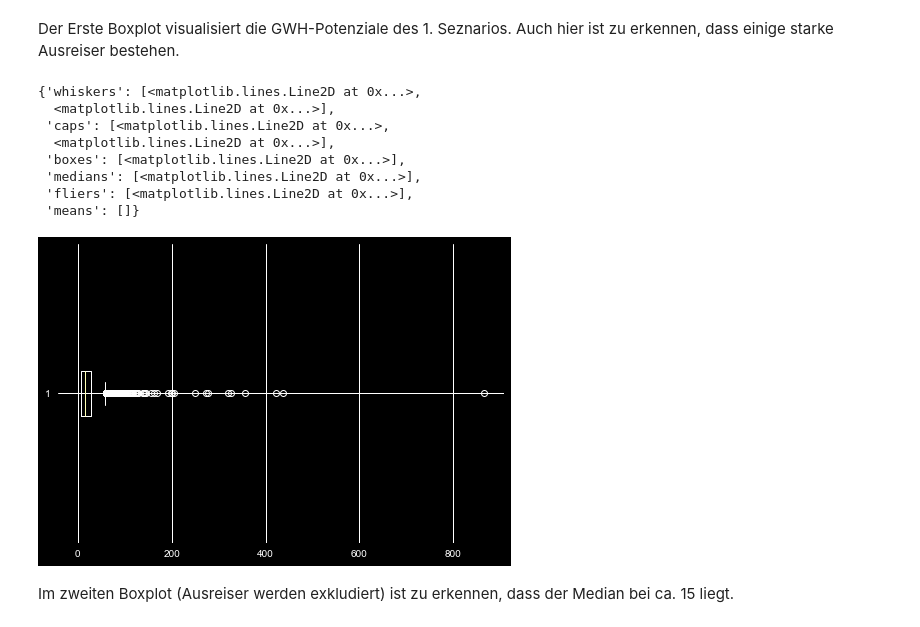
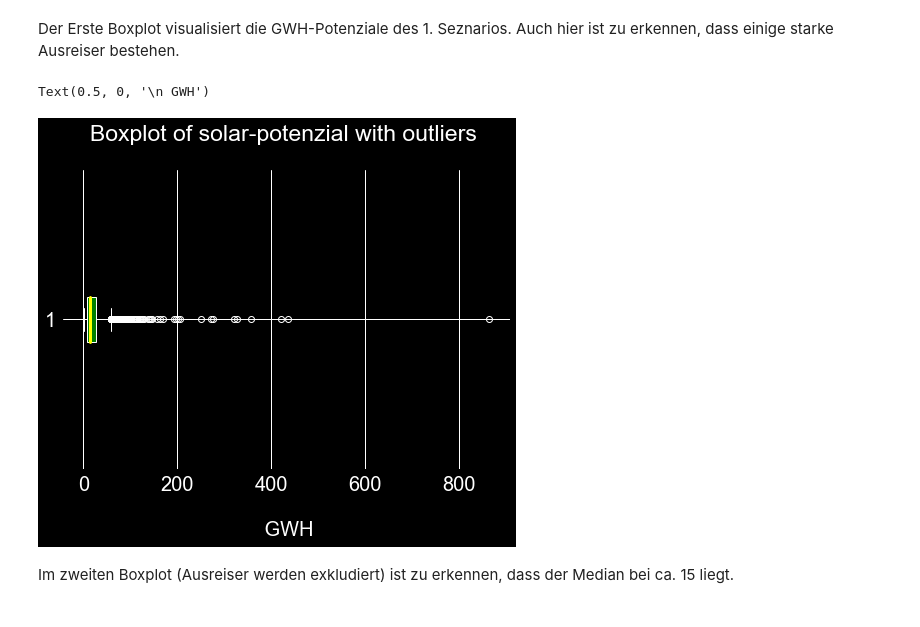
Before and after one commit to jk019/DA_LN_neues_Github, a Jupyter notebook: Datenaufbereitungen/Weiterführende_Datenaufbereitung.ipynb, the cells around one changed output. Cells and saved outputs as stored; diff of their text form; code cells hidden in the pictures.

```diff
--- a/Datenaufbereitungen/Weiterführende_Datenaufbereitung.ipynb
+++ b/Datenaufbereitungen/Weiterführende_Datenaufbereitung.ipynb
@@ -351,18 +362,19 @@ dfsolarpotenziale
 2145 rows × 17 columns
 # %% [markdown]
 Der Erste Boxplot visualisiert die GWH-Potenziale des 1. Seznarios. Auch hier ist zu erkennen, dass einige starke Ausreiser bestehen.
-# %%
-style.use('dark_background')
-plt.boxplot(dfsolarpotenziale.Scenario1_RoofsOnly_PotentialSolarElectricity_GWh, vert=False)
-# %% [output]
-{'whiskers': [<matplotlib.lines.Line2D at 0x...>,
-  <matplotlib.lines.Line2D at 0x...>],
- 'caps': [<matplotlib.lines.Line2D at 0x...>,
-  <matplotlib.lines.Line2D at 0x...>],
- 'boxes': [<matplotlib.lines.Line2D at 0x...>],
- 'medians': [<matplotlib.lines.Line2D at 0x...>],
- 'fliers': [<matplotlib.lines.Line2D at 0x...>],
- 'means': []}
-[figure, removed]
+# %%
+style.use('dark_background')
+bp1 = plt.boxplot(dfsolarpotenziale.Scenario1_RoofsOnly_PotentialSolarElectricity_GWh, vert=False, patch_artist=True, boxprops=dict(facecolor="green") )
+
+for median in bp1['medians']:
+    median.set_color('yellow', )
+    median.set_linewidth(3)
+plt.tick_params(labelsize=20)
+
+plt.title('Boxplot of solar-potenzial with outliers \n', fontsize = 23)
+plt.xlabel("\n GWH", fontsize = 20, fontname = "Arial")
+# %% [output]
+Text(0.5, 0, '\n GWH')
+[figure, added]
 # %% [markdown]
 Im zweiten Boxplot (Ausreiser werden exkludiert) ist zu erkennen, dass der Median bei ca. 15 liegt.
```
Also changed, not shown: parts of 5 cells of this notebook, 2 other files.
